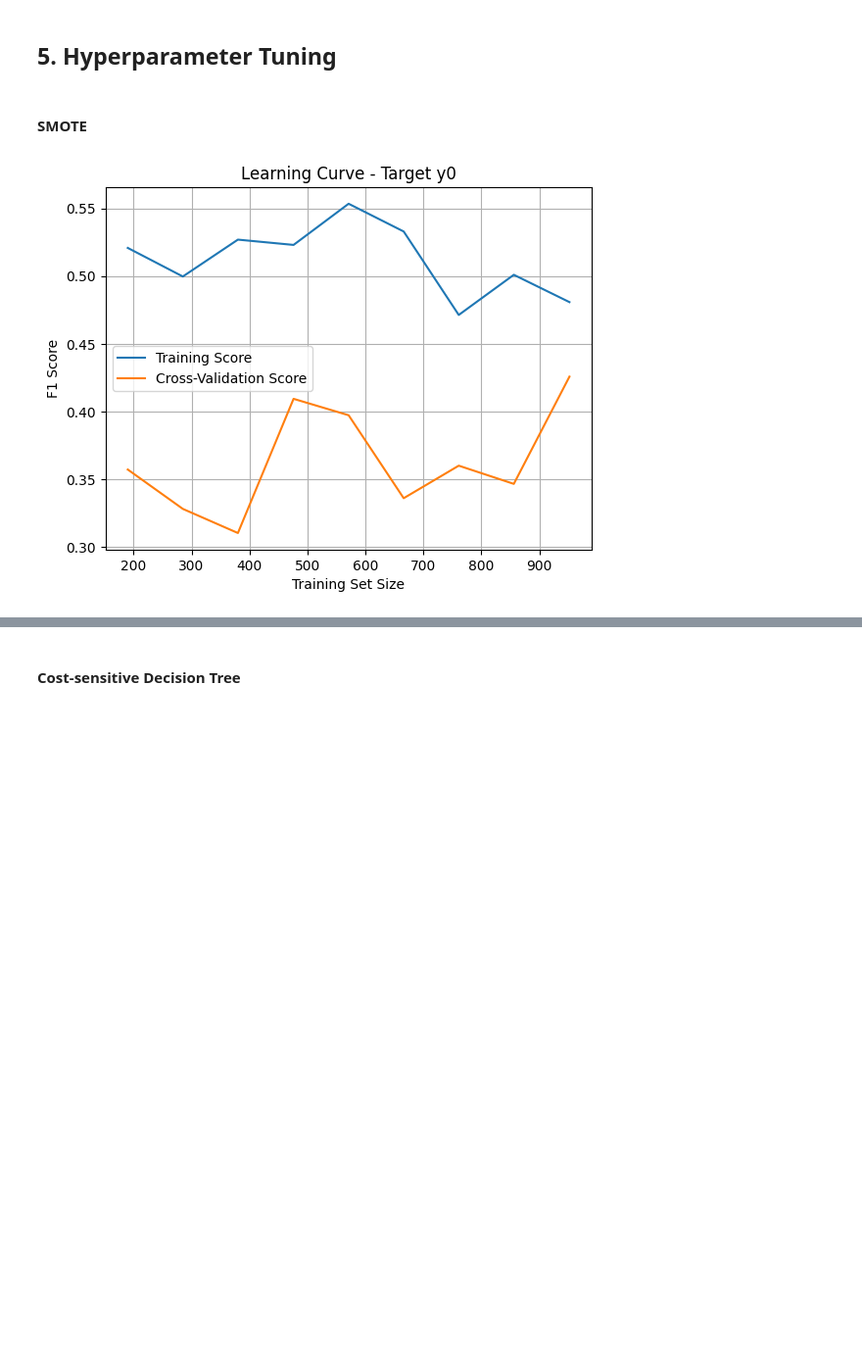
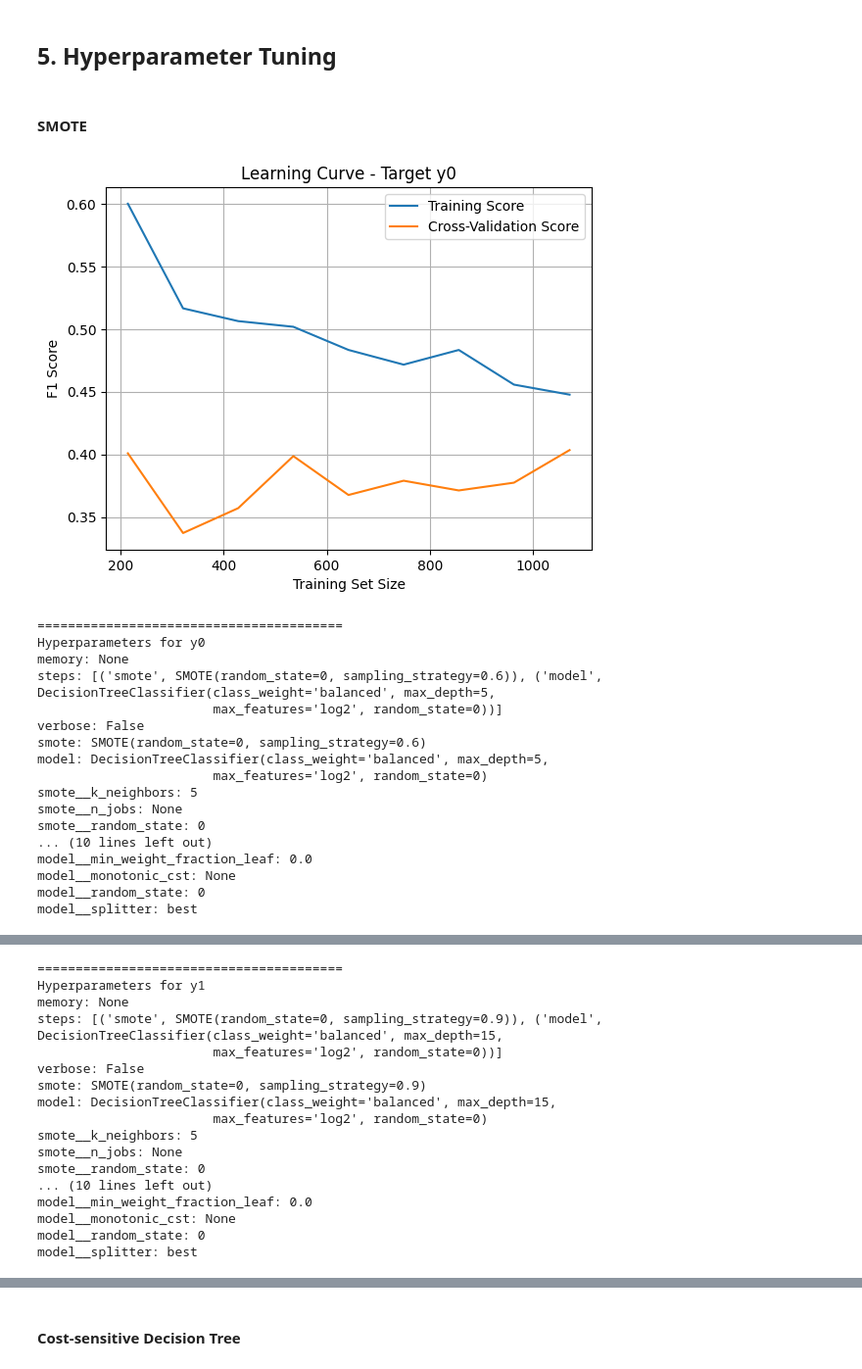
Before and after one commit to danghaidang04/Myocardial_Infraction_Complications_Analysis, a Jupyter notebook: DecisionTree.ipynb, the cells around one changed output, grey strips where cells are left out. Shown at 98% size. Saved outputs shown, nothing was run; the diff lists cells and outputs as text; code cells hidden in the pictures; blank space fills up the shorter version.

Commit message:
Fixing Hyper params

```diff
--- a/DecisionTree.ipynb
+++ b/DecisionTree.ipynb
@@ -169,3 +162,10 @@ categorical_features = ["SEX" ,"INF_ANAM", "STENOK_AN", "FK_STENOK", "IBS_POST",
+# %%
+binary_features = []
+for col in binary_categorical_features:
+    if  X[col].max() == 1:
+        binary_features.append(col)
+# %%
+categorical_features = [x for x in binary_categorical_features if x not in binary_features]
 # %% [markdown]
 ## 3. Preprocessing
 # %%
@@ -221,8 +221,6 @@ class RowDropper(BaseEstimator, TransformerMixin):
         # Ensure the input is a DataFrame
         X = pd.DataFrame(X)
         return X.drop(index=self.rows_to_drop)
-# %%
-binary_features = ["SEX", "IBS_NASL", "SIM_GIPERT", "nr_11", "nr_01", "nr_02", "nr_03", "nr_04", "nr_07", "nr_08", "np_01", "np_04", "np_05", "np_07", "np_08", "np_09", "np_10", "endocr_01", "endocr_02", "endcor_03", "zab_leg_01", "zab_leg_02", "zab_leg_03", "zab_leg_04", "zab_leg_06", "O_L_POST", "K_SH_POST", "MP_TP_POST", "SVT_POST", "GT_POST", "FIB_G_POST", "IM_PG_P", "ritm_ecg_p_01", "ritm_ecg_p_02", "ritm_ecg_p_04", "ritm_ecg_p_06", "ritm_ecg_p_07", "ritm_ecg_p_08", "n_r_ecg_p_01", "n_r_ecg_p_02", "n_r_ecg_p_03", "n_r_ecg_p_04", "n_r_ecg_p_05", "n_r_ecg_p_06", "n_r_ecg_p_08", "n_r_ecg_p_09", "n_r_ecg_p_10", "n_p_ecg_p_01", "n_p_ecg_p_03", "n_p_ecg_p_04", "n_p_ecg_p_05", "n_p_ecg_p_06", "n_p_ecg_p_07", "n_p_ecg_p_08", "n_p_ecg_p_09", "n_p_ecg_p_10", "n_p_ecg_p_11", "n_p_ecg_p_12", "fibr_ter_01", "fibr_ter_02", "fibr_ter_03", "fibr_ter_05", "fibr_ter_06", "fibr_ter_07", "fibr_ter_08", "GIPO_K", "GIPER_NA", "NA_KB", "NOT_NA_KB", "LID_KB", "NITR_S", "LID_S_n", "B_BLOK_S_n", "ANT_CA_S_n", "GEPAR_S_n", "ASP_S_n", "TIKL_S_n", "TRENT_S_n"]
 # %%
 
 # Define outliers handler class
@@ -279,7 +324,7 @@ dropper = Pipeline(steps=[
 preprocessing_pipeline = Pipeline(steps=[
     ('dropper', dropper),
     ('outliers_clipper',OutliersHandler(coefficient=1.5)),
-    ('imputation', FunctionTransformer(impute_by_type, kw_args={"continuous_features":continuous_features, "categorical_features":categorical_features })),  # Fill missing values using mean
+    ('imputation', FunctionTransformer(impute_by_type, kw_args={"continuous_features":continuous_features, "binary_categorical_features": binary_categorical_features })),  # Fill missing values using mean
     ('scaling', StandardScaler())  # Standardize features by removing the mean and scaling to unit variance
 ])
 
@@ -366,15 +412,18 @@ pipeline = Pipeline(steps=[
 
 # Define the hyperparameters
 param_grid = {
-    'smote__sampling_strategy': [0.5, 0.6, 0.7, 0.8, 0.9, 1.0],
+    'smote__sampling_strategy': [0.5, 0.6, 0.7, 0.8, 0.9, 1.0, 1.1, 1.2, 1.3,  1.4, 1.5, 1.6, 1.7, 1.8, 1.9, 2.0],
     'model__max_depth': [5, 10, 15, 20],
     'model__max_features': ['auto', 'sqrt', 'log2'],
     # 'model__min_samples_split': [2, 5, 10],
     # 'model__ccp_alpha': candidate_alphas,
 }
 
+# Define cross validation method
+cv = RepeatedStratifiedKFold(n_splits=10, n_repeats=3, random_state=0)
+
 # Define the grid search
-grid_search = GridSearchCV(pipeline, param_grid, cv=5, scoring='f1')
+grid_search = GridSearchCV(pipeline, param_grid, cv=cv, scoring='f1')
 
 # Tables
 val_SMOTE_balanced = {"Metric": ["Accuracy", "Precision", "Recall", "F1 Score", "ROC AUC", "G mean"]}
@@ -401,7 +450,7 @@ for i in range(len(y)):
     val_SMOTE_balanced_conf[f"y{i}"] = [tn, fp, fn, tp]
 
     # Learning curve graph
-    train_sizes, train_scores, test_scores = learning_curve(best_model, X_train[i], y_train[i], cv=5, n_jobs=-1, train_sizes=np.linspace(0.1, 1.0, 10), scoring='f1')
+    train_sizes, train_scores, test_scores = learning_curve(best_model, X_train[i], y_train[i], cv=cv, n_jobs=-1, train_sizes=np.linspace(0.1, 1.0, 10), scoring='f1')
     train_scores_mean = np.mean(train_scores, axis=1)
     test_scores_mean = np.mean(test_scores, axis=1)
     plt.plot(train_sizes, train_scores_mean, label='Training Score')
@@ -413,39 +462,56 @@ for i in range(len(y)):
     plt.grid(True)
     plt.show()
 
-    # print("========================================") # print the best hyperparameters for the current target
-    # print(f"Hyperparameters for y{i}")
-    # for name, param in grid_search.best_estimator_.get_params().items():
-    #     print(f"{name}: {param}")
+    print("========================================") # print the best hyperparameters for the current target
+    print(f"Hyperparameters for y{i}")
+    for name, param in grid_search.best_estimator_.get_params().items():
+        print(f"{name}: {param}")
 
     y_pred = best_model.predict(X_test[i])
 
     # Test metrics table
     test_SMOTE_balanced[f"y{i}"] = [
         accuracy_score(y_test[i], y_pred),
         precision_score(y_test[i], y_pred),
         recall_score(y_test[i], y_pred),
         f1_score(y_test[i], y_pred),
         roc_auc_score(y_test[i], y_pred),
         geometric_mean_score(y_test[i], y_pred)
     ]
 
     # Test confusion matrix showing TP TN FN FP
     tn, fp, fn, tp = confusion_matrix(y_test[i], y_pred).ravel()
     test_SMOTE_balanced_conf[f"y{i}"] = [tn, fp, fn, tp]
 
 # Validate
 val_SMOTE_balanced = pd.DataFrame(val_SMOTE_balanced)
 val_SMOTE_balanced.columns = ["Metric", "ZSN", "FIBR_PREDS", "P_IM_STEN", "REC_IM", "OTEK_LANC"]
 
 # Test
 test_SMOTE_balanced = pd.DataFrame(test_SMOTE_balanced)
 test_SMOTE_balanced.columns = ["Metric", "ZSN", "FIBR_PREDS", "P_IM_STEN", "REC_IM", "OTEK_LANC"]
 
 # Confusion matrix
 val_SMOTE_balanced_conf = pd.DataFrame(val_SMOTE_balanced_conf)
 val_SMOTE_balanced_conf.columns = ["Metric", "ZSN", "FIBR_PREDS", "P_IM_STEN", "REC_IM", "OTEK_LANC"]
 test_SMOTE_balanced_conf = pd.DataFrame(test_SMOTE_balanced_conf)
 test_SMOTE_balanced_conf.columns = ["Metric", "ZSN", "FIBR_PREDS", "P_IM_STEN", "REC_IM", "OTEK_LANC"]
 # %% [output]
-[figure, old version]
+[figure, new version]
+========================================
+Hyperparameters for y0
+memory: None
+steps: [('smote', SMOTE(random_state=0, sampling_strategy=0.6)), ('model', DecisionTreeClassifier(class_weight='balanced', max_depth=5,
+                       max_features='log2', random_state=0))]
+verbose: False
+smote: SMOTE(random_state=0, sampling_strategy=0.6)
+model: DecisionTreeClassifier(class_weight='balanced', max_depth=5,
+                       max_features='log2', random_state=0)
+smote__k_neighbors: 5
+smote__n_jobs: None
+smote__random_state: 0
+... (10 lines left out)
+model__min_weight_fraction_leaf: 0.0
+model__monotonic_cst: None
+model__random_state: 0
+model__splitter: best
@@ -452,0 +519,17 @@ test_SMOTE_balanced_conf.columns = ["Metric", "ZSN", "FIBR_PREDS", "P_IM_STEN",
+========================================
+Hyperparameters for y1
+memory: None
+steps: [('smote', SMOTE(random_state=0, sampling_strategy=0.9)), ('model', DecisionTreeClassifier(class_weight='balanced', max_depth=15,
+                       max_features='log2', random_state=0))]
+verbose: False
+smote: SMOTE(random_state=0, sampling_strategy=0.9)
+model: DecisionTreeClassifier(class_weight='balanced', max_depth=15,
+                       max_features='log2', random_state=0)
+smote__k_neighbors: 5
+smote__n_jobs: None
+smote__random_state: 0
+... (10 lines left out)
+model__min_weight_fraction_leaf: 0.0
+model__monotonic_cst: None
+model__random_state: 0
+model__splitter: best
```
Also changed, not shown: parts of 30 cells of this notebook, 1 other file.
